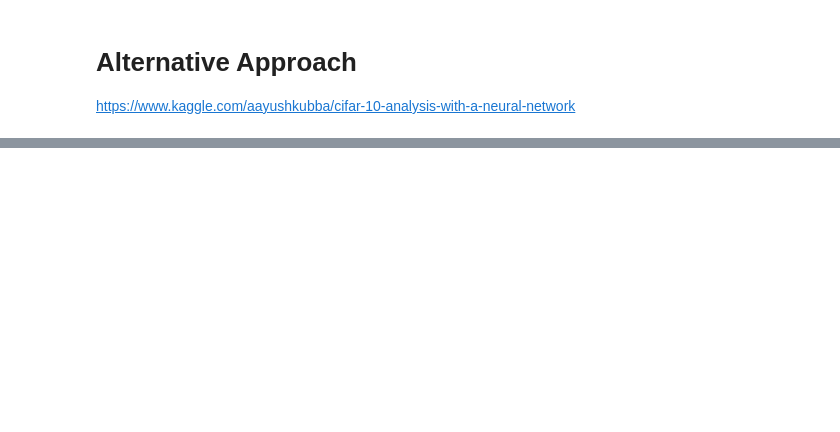
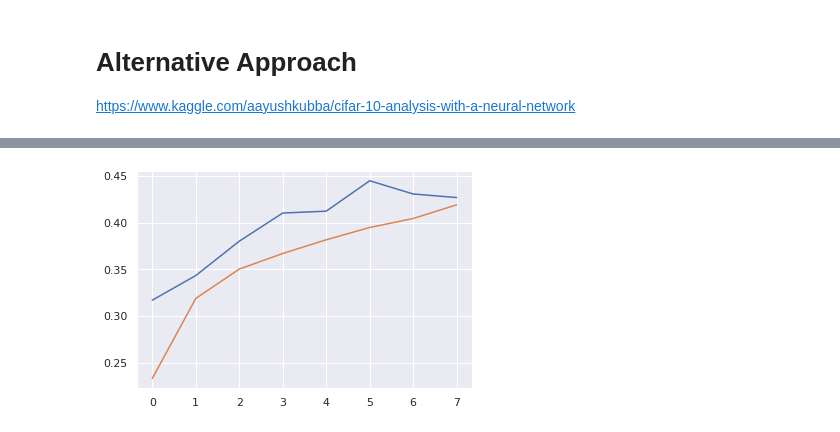
Before and after one commit to aayushkubb/Deep_Learning_Tutorial, a Jupyter notebook: CIFAR_with_Tensorflow_KERAS_CNN_and_DNN.ipynb, the cells around one changed output, grey strips where cells are left out. Cells and saved outputs as stored; diff of their text form; code cells hidden in the pictures; blank space fills up the shorter version.

```diff
--- a/CIFAR_with_Tensorflow_KERAS_CNN_and_DNN.ipynb
+++ b/CIFAR_with_Tensorflow_KERAS_CNN_and_DNN.ipynb
@@ -625,0 +700,6 @@ https://www.kaggle.com/aayushkubba/cifar-10-analysis-with-a-neural-network
+# %%
+plt.plot(augmented_simple_cnn_model_history.history['val_accuracy'],label='Validation Accuracy');
+plt.plot(augmented_simple_cnn_model_history.history['accuracy'],label='Training Accuracy');
+plt.legend;
+# %% [output]
+[figure, added]
```
Also changed, not shown: parts of 41 cells of this notebook.
